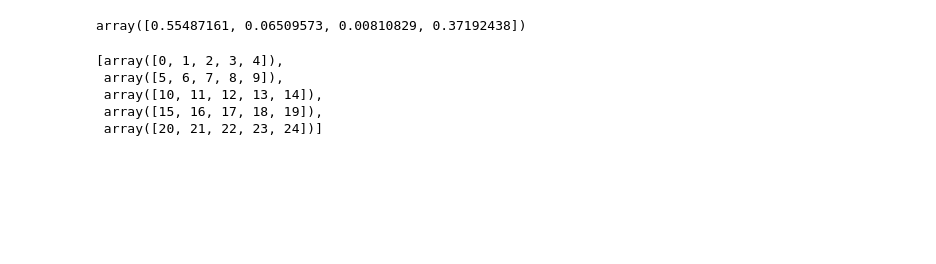
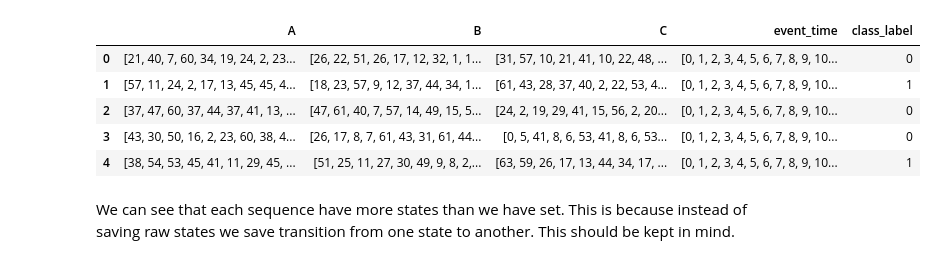
Before and after one commit to dllllb/pytorch-lifestream, a Jupyter notebook: demo/coles-syndata-gen.ipynb, the cells around one changed output. Drawn from its saved outputs; the diff is of its cells as text; code cells hidden in the pictures; blank space fills up the shorter version.

```diff
--- a/demo/coles-syndata-gen.ipynb
+++ b/demo/coles-syndata-gen.ipynb
@@ -763,15 +39,0 @@ roc_auc_score(yy, y_pred)
-# %%
-a = np.random.randn(4)
-a = a / np.sqrt((a**2).sum()) * 4
-a = np.exp(a) / np.exp(a).sum()
-a
-# %% [output]
-array([0.55487161, 0.06509573, 0.00810829, 0.37192438])
-# %%
-list(np.arange(25).reshape(5,5))
-# %% [output]
-[array([0, 1, 2, 3, 4]),
- array([5, 6, 7, 8, 9]),
- array([10, 11, 12, 13, 14]),
- array([15, 16, 17, 18, 19]),
- array([20, 21, 22, 23, 24])]
@@ -777,0 +95,12 @@ list(np.arange(25).reshape(5,5))
+# %%
+file = pd.read_parquet("syndata/example_data/train/train_0.parquet")
+file.head()
+# %% [output]
+|  | A | B | C | event_time | class_label |
+| 0 | [21, 40, 7, 60, 34, 19, 24, 2, 23... | [26, 22, 51, 26, 17, 12, 32, 1, 1... | [31, 57, 10, 21, 41, 10, 22, 48, ... | [0, 1, 2, 3, 4, 5, 6, 7, 8, 9, 10... | 0 |
+| 1 | [57, 11, 24, 2, 17, 13, 45, 45, 4... | [18, 23, 57, 9, 12, 37, 44, 34, 1... | [61, 43, 28, 37, 40, 2, 22, 53, 4... | [0, 1, 2, 3, 4, 5, 6, 7, 8, 9, 10... | 1 |
+| 2 | [37, 47, 60, 37, 44, 37, 41, 13, ... | [47, 61, 40, 7, 57, 14, 49, 15, 5... | [24, 2, 19, 29, 41, 15, 56, 2, 20... | [0, 1, 2, 3, 4, 5, 6, 7, 8, 9, 10... | 0 |
+| 3 | [43, 30, 50, 16, 2, 23, 60, 38, 4... | [26, 17, 8, 7, 61, 43, 31, 61, 44... | [0, 5, 41, 8, 6, 53, 41, 8, 6, 53... | [0, 1, 2, 3, 4, 5, 6, 7, 8, 9, 10... | 0 |
+| 4 | [38, 54, 53, 45, 41, 11, 29, 45, ... | [51, 25, 11, 27, 30, 49, 9, 8, 2,... | [63, 59, 26, 17, 13, 44, 34, 17, ... | [0, 1, 2, 3, 4, 5, 6, 7, 8, 9, 10... | 1 |
+# %% [markdown]
+We can see that each sequence have more states than we have set. This is because instead of saving raw states we save transition from one state to another. This should be kept in mind.
```
Also changed, not shown: parts of 39 cells of this notebook, 17 other files.
